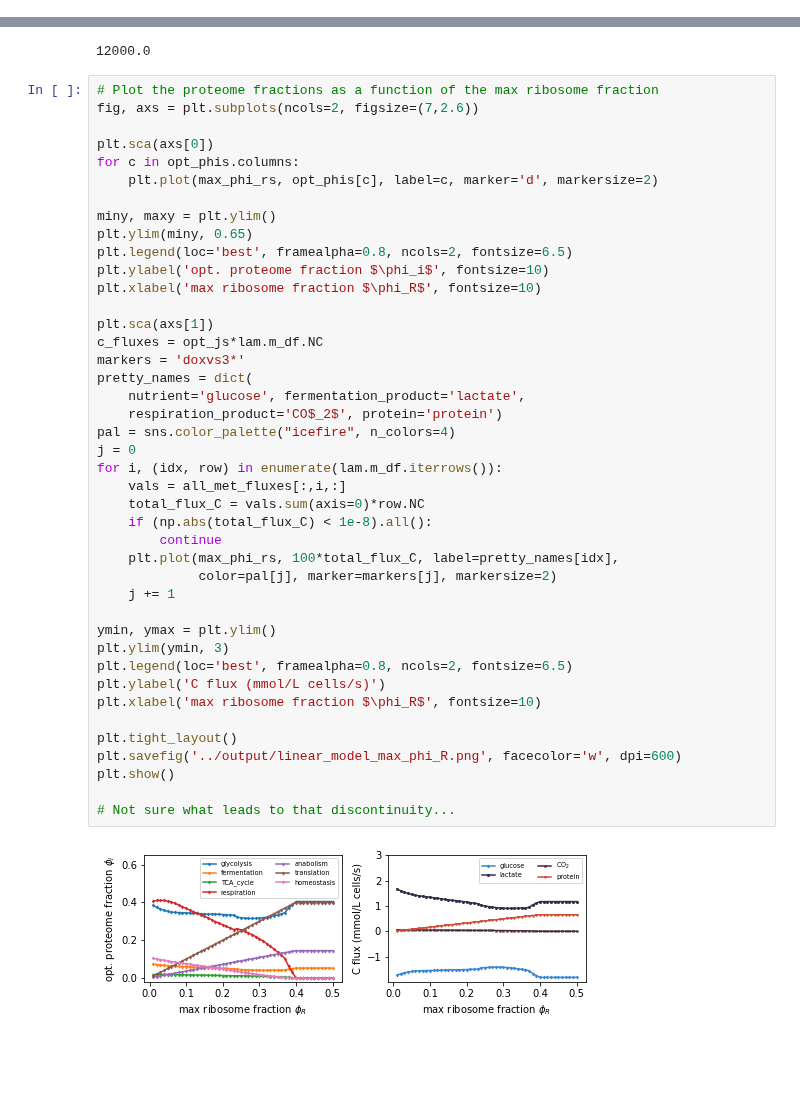
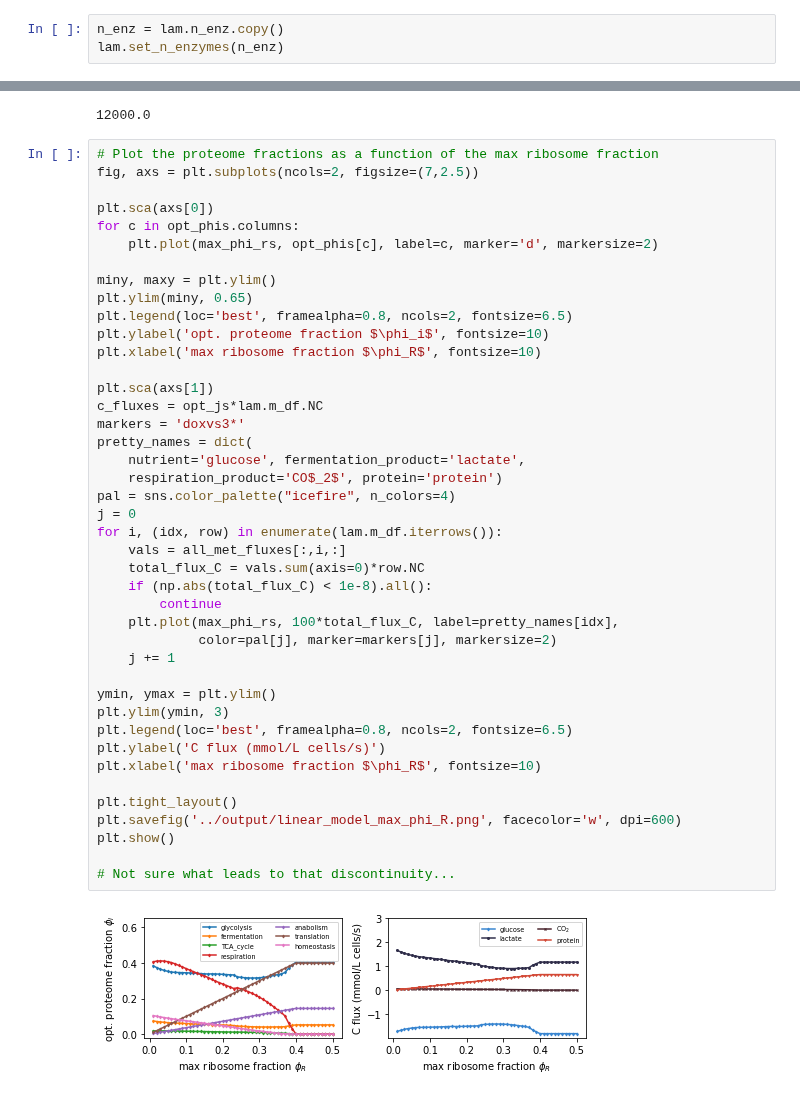
Before and after one commit to flamholz/redox-proteome, a Jupyter notebook: notebooks/LinearAllocationModel.ipynb, the cells around one changed output, grey strips where cells are left out. Drawn from its saved outputs; the diff is of its cells as text; blank space fills up the shorter version.

```diff
--- a/notebooks/LinearAllocationModel.ipynb
+++ b/notebooks/LinearAllocationModel.ipynb
@@ -13,6 +13,9 @@ lam = LinearAllocationModel.FromFiles(m_fname, S_fname)
 print(lam.dNOSC)
 # %% [output]
 0.666666667
+# %%
+n_enz = lam.n_enz.copy()
+lam.set_n_enzymes(n_enz)
 # %%
 # Each molecule has a number of carbon atom, a nominal oxidation state (NOSC)
 # and is either internal or not. Flux must be balanced at steady state for
@@ -180,7 +183,7 @@ print(mmol_per_gDW_per_hr_factor)
 12000.0
 # %%
 # Plot the proteome fractions as a function of the max ribosome fraction
-fig, axs = plt.subplots(ncols=2, figsize=(7,2.6))
+fig, axs = plt.subplots(ncols=2, figsize=(7,2.5))
 
 plt.sca(axs[0])
 for c in opt_phis.columns:
@@ -194,34 +197,34 @@ plt.xlabel('max ribosome fraction $\phi_R$', fontsize=10)
 
 plt.sca(axs[1])
 c_fluxes = opt_js*lam.m_df.NC
 markers = 'doxvs3*'
 pretty_names = dict(
     nutrient='glucose', fermentation_product='lactate',
     respiration_product='CO$_2$', protein='protein')
 pal = sns.color_palette("icefire", n_colors=4)
 j = 0
 for i, (idx, row) in enumerate(lam.m_df.iterrows()):
     vals = all_met_fluxes[:,i,:]
     total_flux_C = vals.sum(axis=0)*row.NC
     if (np.abs(total_flux_C) < 1e-8).all():
         continue
     plt.plot(max_phi_rs, 100*total_flux_C, label=pretty_names[idx],
              color=pal[j], marker=markers[j], markersize=2)
     j += 1
 
 ymin, ymax = plt.ylim()
 plt.ylim(ymin, 3)
 plt.legend(loc='best', framealpha=0.8, ncols=2, fontsize=6.5)
 plt.ylabel('C flux (mmol/L cells/s)')
 plt.xlabel('max ribosome fraction $\phi_R$', fontsize=10)
 
 plt.tight_layout()
 plt.savefig('../output/linear_model_max_phi_R.png', facecolor='w', dpi=600)
 plt.show()
 
 # Not sure what leads to that discontinuity...
 # %% [output]
-[figure, old version]
+[figure, new version]
 # %%
 # Solve the problem at different dNOSC
 soln_phis_nosc = []
```
Also changed, not shown: parts of 9 cells of this notebook, 7 other files.
